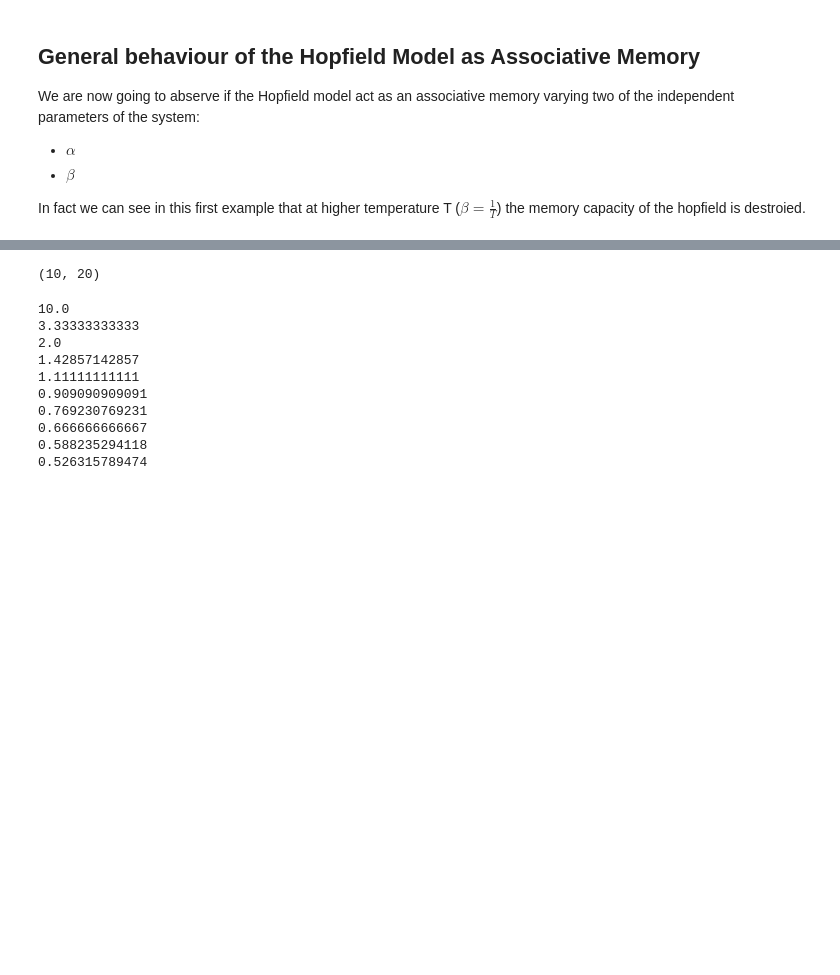
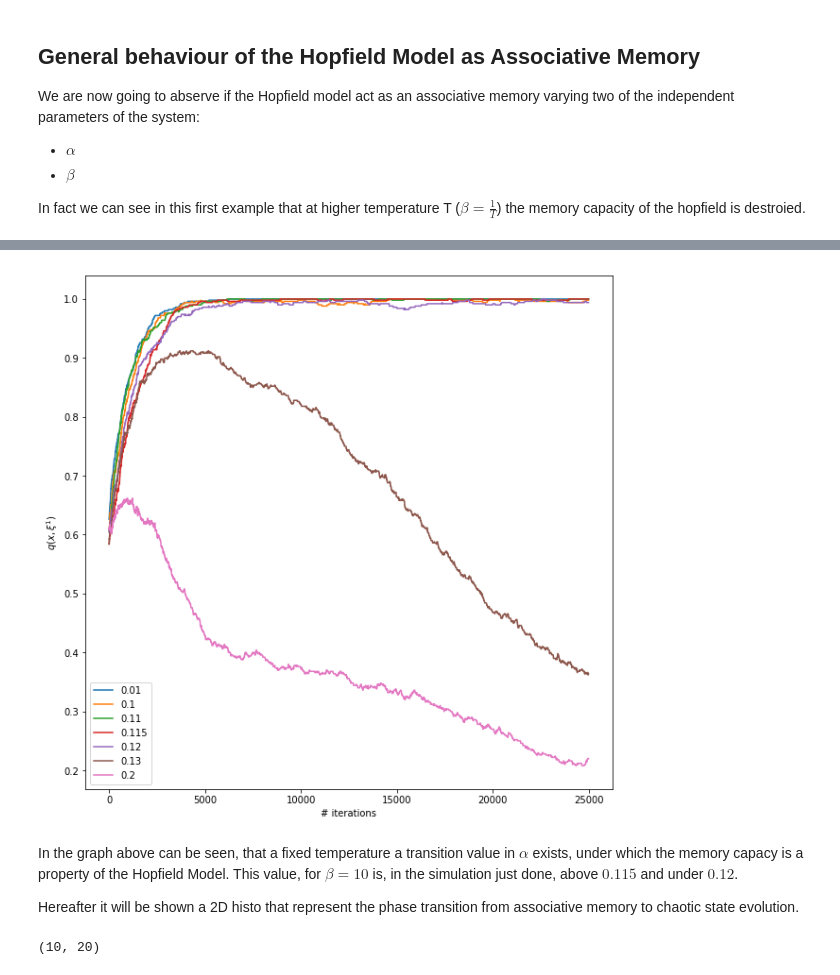
Before and after one commit to matteoneri/inference-and-learning-class, a Jupyter notebook: hopfield/Hopfield Model - Associative Memory.ipynb, the cells around one changed output, grey strips where cells are left out. Saved outputs shown, nothing was run; the diff lists cells and outputs as text; code cells hidden in the pictures; blank space fills up the shorter version.

```diff
--- a/hopfield/Hopfield Model - Associative Memory.ipynb
+++ b/hopfield/Hopfield Model - Associative Memory.ipynb
@@ -253,2 +248,34 @@ plt.show()
+# %%
+np.random.seed(1234)
+N    = 1000
+beta = 10
+t = 25000
+alphas = [0.01,0.1,0.11,0.115,0.12,0.13,0.2]
+qs = []
+for alpha in alphas:
+    M = np.int(alpha*N)
+    aa = create_actractors(M, N)
+    w = create_weights(aa)
+    s = np.copy(aa[0])
+    perturb_state(s, 0.2)
+
+    np.random.seed(23451569)
+    x = evolveMCMC(aa, w, s, t, beta, keeptrack=True)
+    qs.append(x)
+
+legends = [str(x) for x in alphas]
+
+plt.subplots(1,1,figsize=(10,10))
+[plt.plot([i[0] for i in x], label=l) for x,l in zip(qs,legends)]
+plt.legend(loc="best")
+plt.xlabel("# iterations")
+plt.ylabel(r"$q(x,\xi^1)$")
+plt.show()
+# %% [output]
+[figure, added]
+# %% [markdown]
+In the graph above can be seen, that a fixed temperature a transition value in $\alpha$ exists, under which the memory capacy is a property of the Hopfield Model. This value, for $\beta=10$ is, in the simulation just done, above $0.115$ and under $0.12$.
+
+Hereafter it will be shown a 2D histo that represent the phase transition from associative memory to chaotic state evolution.
 # %%
 alphas = np.arange(0.05,1.01,0.05)
@@ -261,27 +287,14 @@ qs.shape
 # %%
 np.random.seed(1234)
 for i,beta in enumerate(betas):
-    print(beta)
     for j,alpha in enumerate(alphas):
-        alpha = 0.02
         M = np.int(alpha*N)
         aa = create_actractors(M, N)
         w = create_weights(aa)
         s = np.copy(aa[0])
         perturb_state(s, 0.2)
         q = evolveMCMC(aa, w, s, 25000, beta, keeptrack=False, stop=True)
-        qs[i,j] = np.max(np.abs(q))
+        qs[i][j] = np.abs(q[0])
-# %% [output]
-10.0
-3.33333333333
-2.0
-1.42857142857
-1.11111111111
-0.909090909091
-0.769230769231
-0.666666666667
-0.588235294118
-0.526315789474
 # %%
 from matplotlib import ticker
 fig = plt.figure(figsize=(15,15))
```
Also changed, not shown: parts of 5 cells of this notebook, 1 other file.
